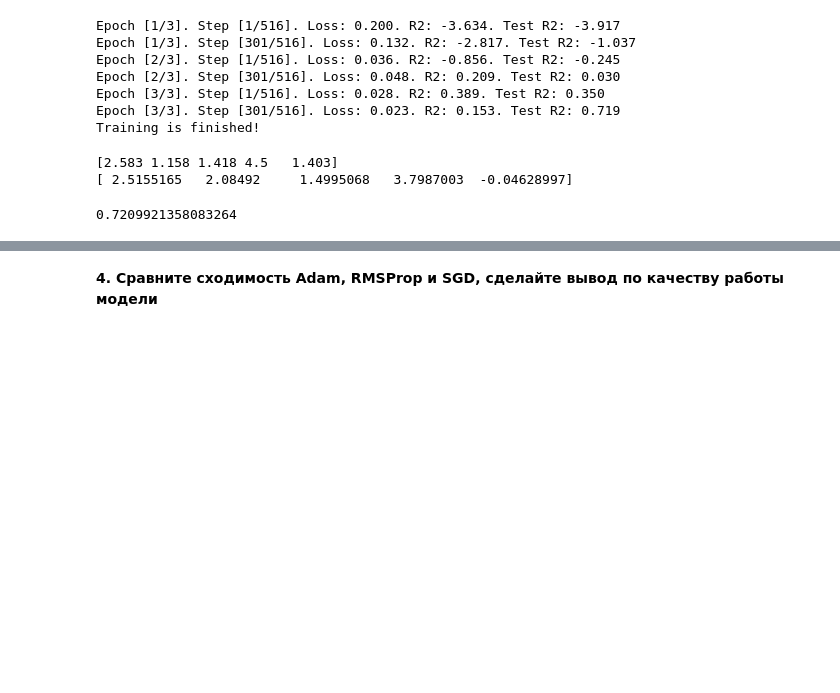
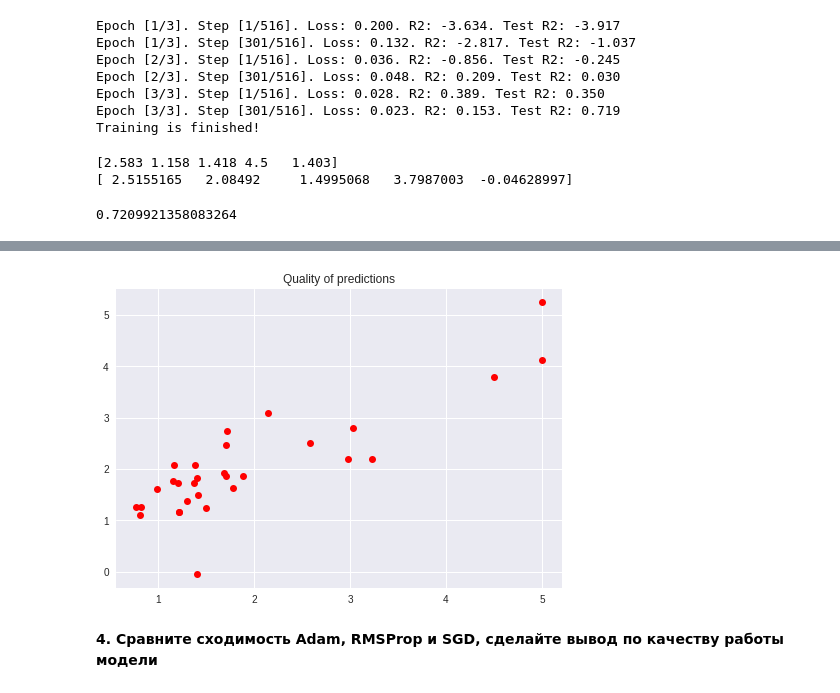
Before and after one commit to YuliaOv22/pytorch21062022, a Jupyter notebook: HW3_Dataset_Dataloader_BatchNorm_Dropout.ipynb, the cells around one changed output, grey strips where cells are left out. Cells and saved outputs as stored; diff of their text form; code cells hidden in the pictures; blank space fills up the shorter version.

```diff
--- a/HW3_Dataset_Dataloader_BatchNorm_Dropout.ipynb
+++ b/HW3_Dataset_Dataloader_BatchNorm_Dropout.ipynb
@@ -267,3 +267,10 @@ plt.show()
+# %%
+# стандартный способ демонстрации качества предсказания регрессии
+plt.plot(test_true_labels, predictions_labels, 'ro')
+plt.title('Quality of predictions')
+plt.show()
+# %% [output]
+[figure, added]
 # %% [markdown]
 **4. Сравните сходимость Adam, RMSProp и SGD, сделайте вывод по качеству работы модели**
 # %%
```
Also changed, not shown: parts of 3 cells of this notebook.
